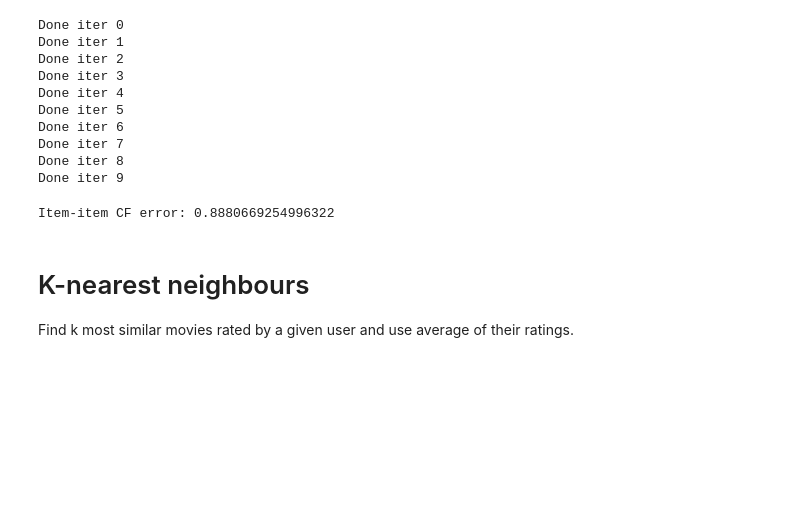
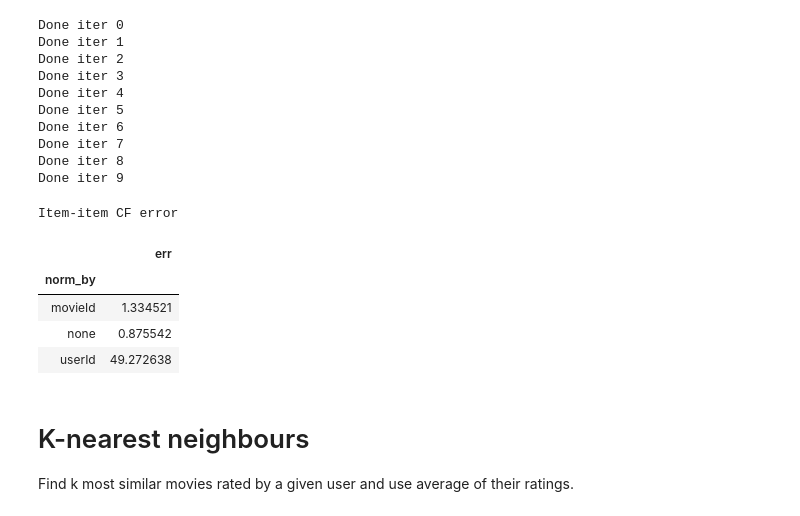
Before and after one commit to mbuszka/ml-project, a Jupyter notebook: recommendation.ipynb, the cells around one changed output. Saved outputs shown, nothing was run; the diff lists cells and outputs as text; code cells hidden in the pictures; blank space fills up the shorter version.

```diff
--- a/recommendation.ipynb
+++ b/recommendation.ipynb
@@ -86,17 +97,24 @@ err_ii = []
 
 for it in range(10):
     train, test = load_data(test_size=0.01)
-    ii_similarity = calculate_item_item_similarity(train)
-    user_ratings = train.groupby('userId').indices
-    s = 0
-    num_samples = len(test.index)
-    for r in test.itertuples():
-        p = predict(r.userId, r.movieId, ii_similarity, train, user_ratings)
-        s += np.float64((p - r.rating) ** 2)
-    s /= num_samples
-    s = np.sqrt(s)
-    err_ii.append(s)
+    for norm_by in ['none', 'movieId', 'userId']:
+        train, means = normalize(train, by=norm_by)
+        ii_similarity = calculate_item_item_similarity(train)
+        user_ratings = train.groupby('userId').indices
+        s = 0
+        num_samples = len(test.index)
+        for r in test.itertuples():
+            r = r._asdict()
+            p = predict(r['userId'], r['movieId'], ii_similarity, train, user_ratings)
+            if norm_by != 'none':
+                p += means[r[norm_by]]
+            s += np.float64((p - r['rating']) ** 2)
+        s /= num_samples
+        s = np.sqrt(s)
+        err_ii.append({ 'norm_by': norm_by, 'err': s })
     print(f'Done iter {it}')
+
+err_ii = pd.DataFrame(err_ii)
 # %% [output]
 Done iter 0
 Done iter 1
@@ -109,9 +127,16 @@ Done iter 7
 Done iter 8
 Done iter 9
 # %%
-print(f'Item-item CF error: {np.mean(err_ii)}')
+err_ii = pd.DataFrame(err_ii)
+print(f'Item-item CF error')
+err_ii.groupby('norm_by').mean()
 # %% [output]
-Item-item CF error: 0.8880669254996322
+Item-item CF error
+|  | err |
+| norm_by |  |
+| movieId | 1.334521 |
+| none | 0.875542 |
+| userId | 49.272638 |
 # %% [markdown]
 # K-nearest neighbours
 Find k most similar movies rated by a given user
```
Also changed, not shown: parts of 8 cells of this notebook.
